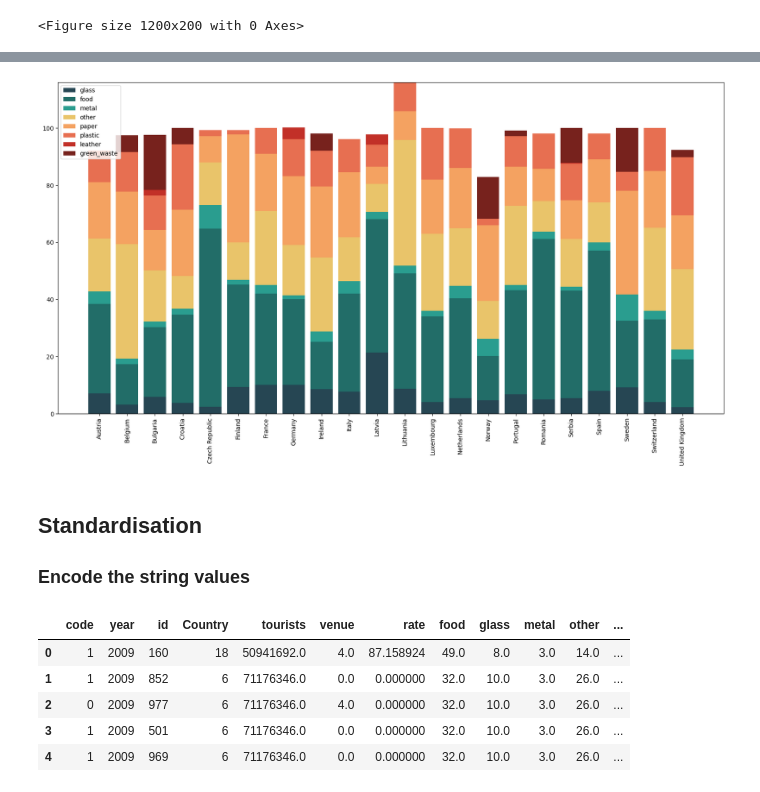
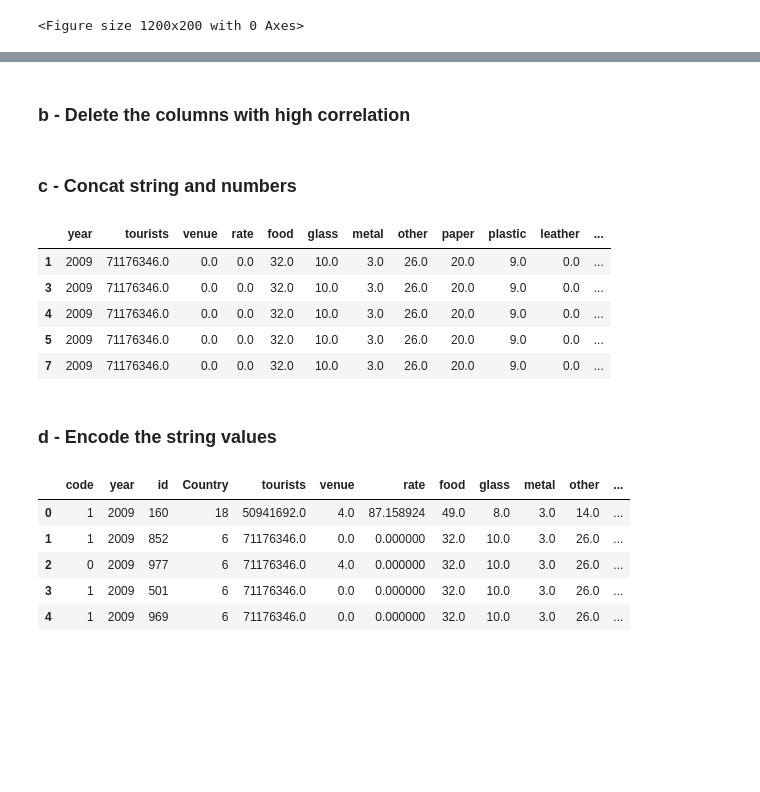
Before and after one commit to Cassette86/Green_ai_project_Water_polution, a Jupyter notebook: water_pollution_dataset/main.ipynb, the cells around one changed output, grey strips where cells are left out. Saved outputs shown, nothing was run; the diff lists cells and outputs as text; code cells hidden in the pictures; blank space fills up the shorter version.

```diff
--- a/water_pollution_dataset/main.ipynb
+++ b/water_pollution_dataset/main.ipynb
@@ -253,23 +274,2 @@ df_numbers.head()
-# %%
-plt.figure(figsize=(20, 10))
-
-categories = ['glass','food','metal','other','paper','plastic','leather','green_waste']
-color = ['#264653','#226D68','#2A9D8F','#E9C46A','#F4A261','#E76F51','#C23028','#77221D']
-
-average_glass_by_country = df.groupby('Country')['glass'].mean()
-
-bars = plt.bar(average_glass_by_country.index, average_glass_by_country, color=color[0])
-
-bottom = average_glass_by_country
-
-for i in range(1,len(categories)) :
-    average = df.groupby('Country')[categories[i]].mean()
-    bars = plt.bar(average.index, average, bottom= bottom, color = color[i])
-    bottom = bottom + average
-
-plt.legend(categories, loc='upper left')
-
-plt.xticks(rotation='vertical')
-plt.show()
-# %% [output]
-[figure, removed]
+# %% [markdown]
+### b - Delete the columns with high correlation
@@ -276,6 +287,17 @@ plt.show()
+# %% [markdown]
+### c - Concat string and numbers
+# %%
+df = pd.concat([df_strings,df_numbers], axis=0, ignore_index=True)
+df_numbers.head()
+# %% [output]
+|  | year | tourists | venue | rate | food | glass | metal | other | paper | plastic | leather | ... |
+| 1 | 2009 | 71176346.0 | 0.0 | 0.0 | 32.0 | 10.0 | 3.0 | 26.0 | 20.0 | 9.0 | 0.0 | ... |
+| 3 | 2009 | 71176346.0 | 0.0 | 0.0 | 32.0 | 10.0 | 3.0 | 26.0 | 20.0 | 9.0 | 0.0 | ... |
+| 4 | 2009 | 71176346.0 | 0.0 | 0.0 | 32.0 | 10.0 | 3.0 | 26.0 | 20.0 | 9.0 | 0.0 | ... |
+| 5 | 2009 | 71176346.0 | 0.0 | 0.0 | 32.0 | 10.0 | 3.0 | 26.0 | 20.0 | 9.0 | 0.0 | ... |
+| 7 | 2009 | 71176346.0 | 0.0 | 0.0 | 32.0 | 10.0 | 3.0 | 26.0 | 20.0 | 9.0 | 0.0 | ... |
 # %% [markdown]
-## Standardisation
-### Encode the string values
+### d - Encode the string values
 # %%
 from sklearn.preprocessing import LabelEncoder
 
```
Also changed, not shown: parts of 40 cells of this notebook.
